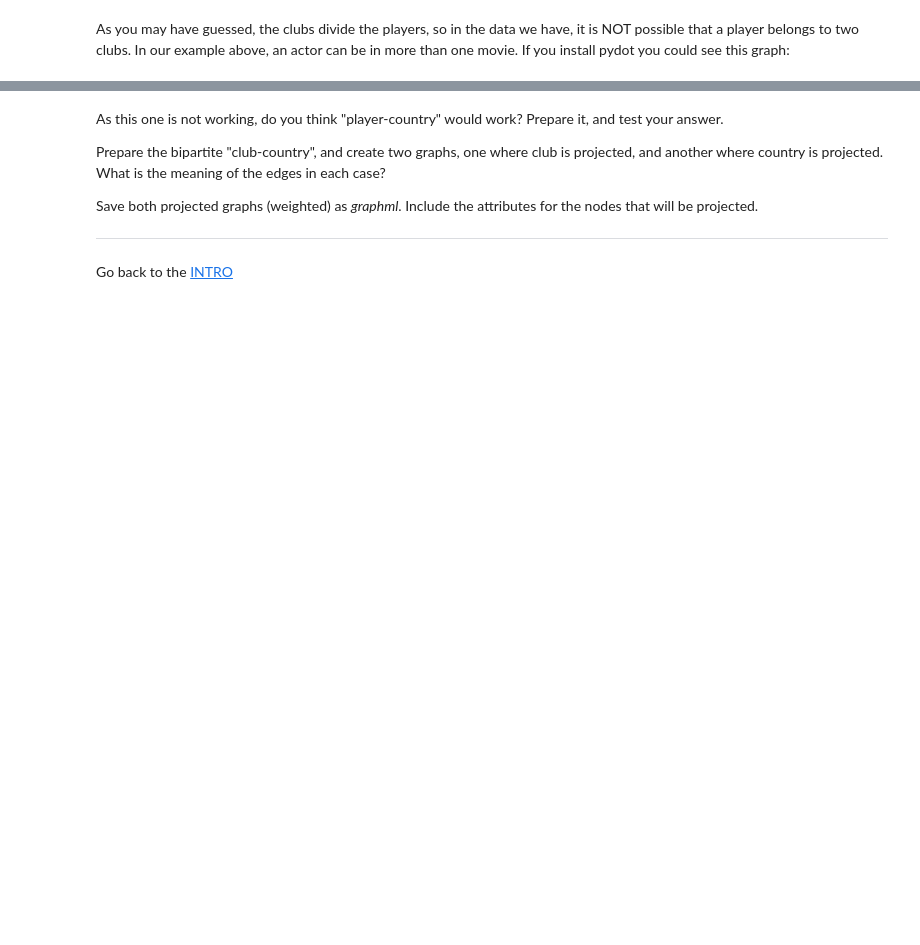
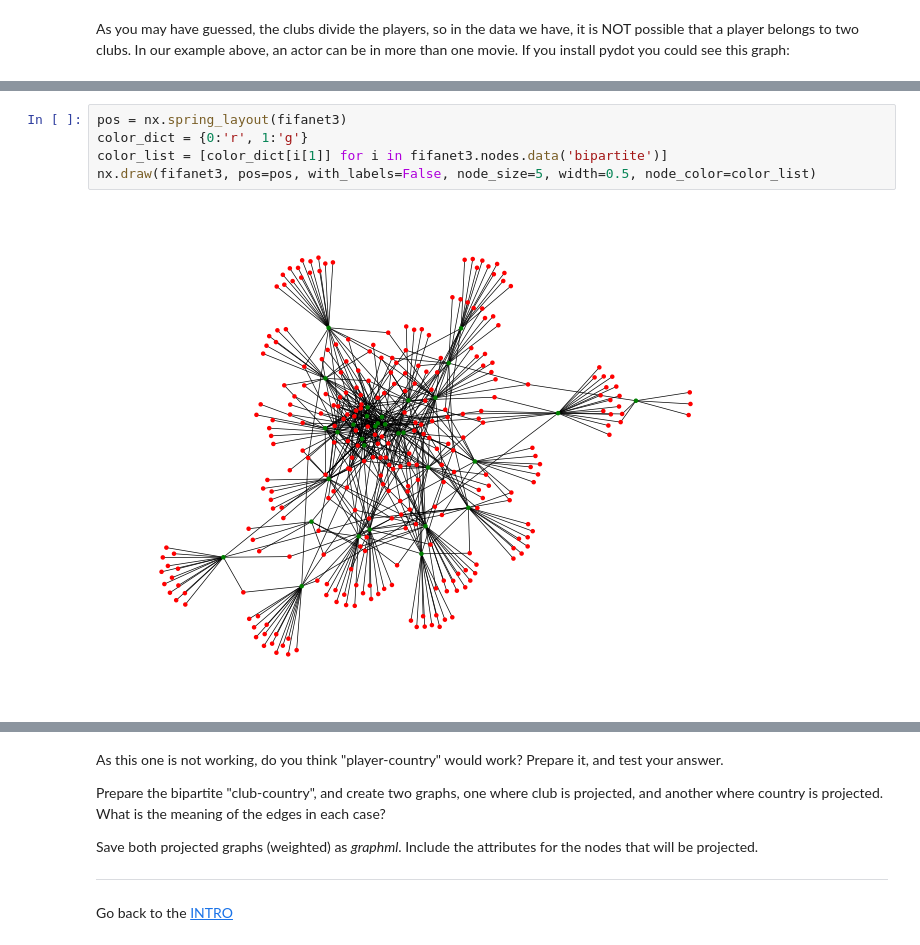
Before and after one commit to jaredjimenezjenkins/HW2_repo, a Jupyter notebook: case3.ipynb, the cells around one changed output, grey strips where cells are left out. Drawn from its saved outputs; the diff is of its cells as text; blank space fills up the shorter version.

```diff
--- a/case3.ipynb
+++ b/case3.ipynb
@@ -103,0 +135,7 @@ nx.draw(fifanet1, pos=pos, with_labels=False, node_size=10, node_color = color_l
+# %%
+pos = nx.spring_layout(fifanet3)
+color_dict = {0:'r', 1:'g'}
+color_list = [color_dict[i[1]] for i in fifanet3.nodes.data('bipartite')]
+nx.draw(fifanet3, pos=pos, with_labels=False, node_size=5, width=0.5, node_color=color_list)
+# %% [output]
+[figure, added]
```
Also changed, not shown: parts of 23 cells of this notebook.
